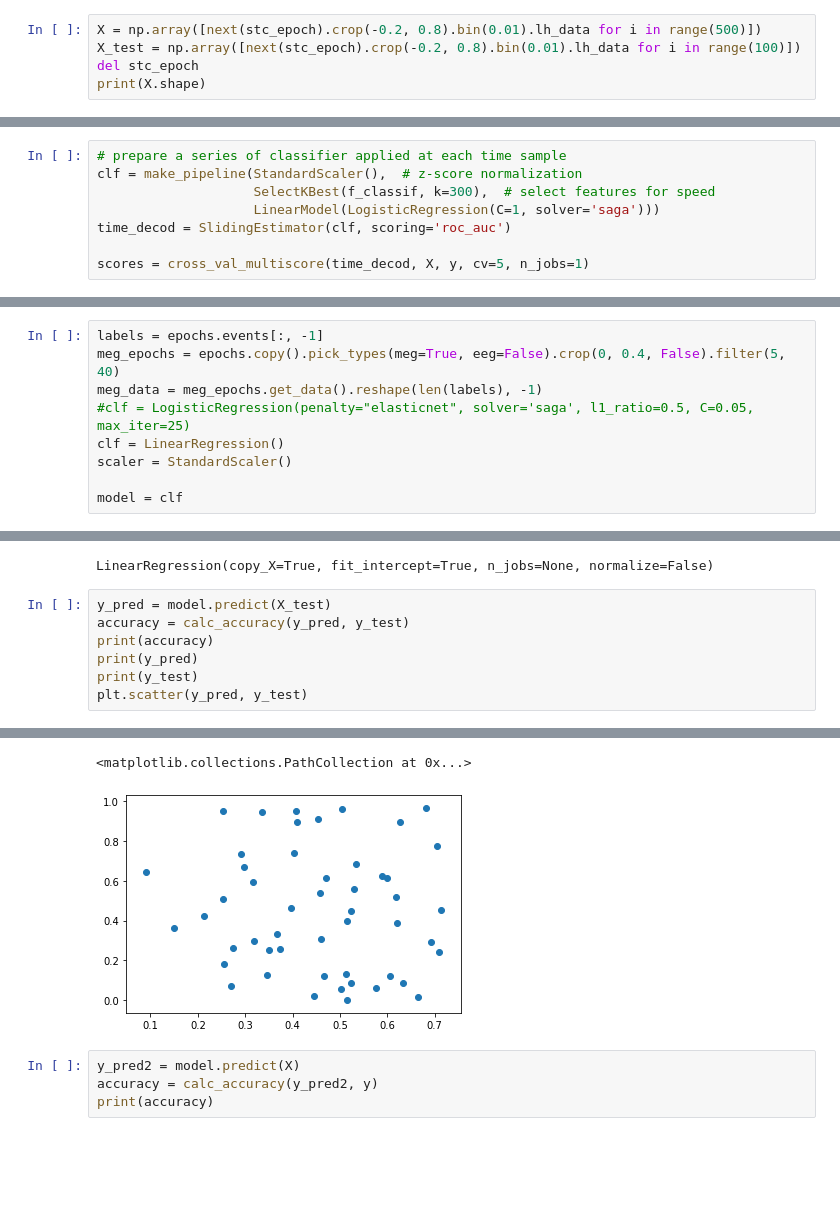
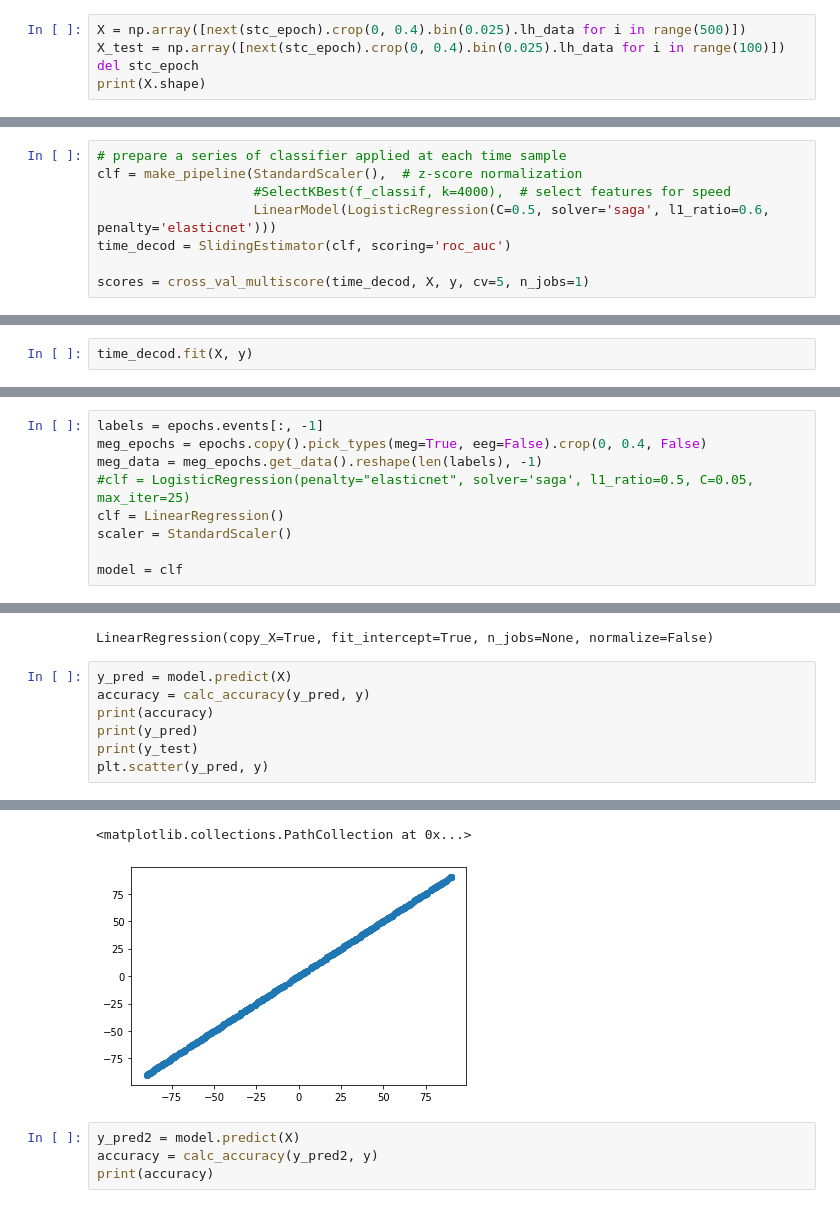
Before and after one commit to hmallen99/honors-thesis, a Jupyter notebook: code/test_ml.ipynb, the cells around one changed output, grey strips where cells are left out. Drawn from its saved outputs; the diff is of its cells as text; blank space fills up the shorter version.

```diff
--- a/code/test_ml.ipynb
+++ b/code/test_ml.ipynb
@@ -201,8 +199,8 @@ Computing SVD of whitened and weighted lead field matrix.
     largest singular value = 13.8236
     scaling factor to adjust the trace = 1.63487e+20
 # %%
-X = np.array([next(stc_epoch).crop(-0.2, 0.8).bin(0.01).lh_data for i in range(500)])
-X_test = np.array([next(stc_epoch).crop(-0.2, 0.8).bin(0.01).lh_data for i in range(100)])
+X = np.array([next(stc_epoch).crop(0, 0.4).bin(0.025).lh_data for i in range(500)])
+X_test = np.array([next(stc_epoch).crop(0, 0.4).bin(0.025).lh_data for i in range(100)])
 del stc_epoch
 print(X.shape)
 # %% [output]
@@ -235,8 +233,8 @@ y_test = np.array(ml.classify_target_gabors(y_test_path))
 # %%
 # prepare a series of classifier applied at each time sample
 clf = make_pipeline(StandardScaler(),  # z-score normalization
-                    SelectKBest(f_classif, k=300),  # select features for speed
-                    LinearModel(LogisticRegression(C=1, solver='saga')))
+                    #SelectKBest(f_classif, k=4000),  # select features for speed
+                    LinearModel(LogisticRegression(C=0.5, solver='saga', l1_ratio=0.6, penalty='elasticnet')))
 time_decod = SlidingEstimator(clf, scoring='roc_auc')
 
 scores = cross_val_multiscore(time_decod, X, y, cv=5, n_jobs=1)
@@ -263,0 +257,2 @@ plt.show()
+# %%
+time_decod.fit(X, y)
@@ -295,6 +318,6 @@ def get_y():
 # %%
 labels = epochs.events[:, -1]
-meg_epochs = epochs.copy().pick_types(meg=True, eeg=False).crop(0, 0.4, False).filter(5, 40)
+meg_epochs = epochs.copy().pick_types(meg=True, eeg=False).crop(0, 0.4, False)
 meg_data = meg_epochs.get_data().reshape(len(labels), -1)
 #clf = LogisticRegression(penalty="elasticnet", solver='saga', l1_ratio=0.5, C=0.05, max_iter=25)
 clf = LinearRegression()
@@ -340,10 +352,10 @@ model.fit(X, y)
 # %% [output]
 LinearRegression(copy_X=True, fit_intercept=True, n_jobs=None, normalize=False)
 # %%
-y_pred = model.predict(X_test)
-accuracy = calc_accuracy(y_pred, y_test)
+y_pred = model.predict(X)
+accuracy = calc_accuracy(y_pred, y)
 print(accuracy)
 print(y_pred)
 print(y_test)
-plt.scatter(y_pred, y_test)
+plt.scatter(y_pred, y)
 # %% [output]
@@ -369,5 +379,5 @@ plt.scatter(y_pred, y_test)
 <matplotlib.collections.PathCollection at 0x...>
-[figure, old version]
+[figure, new version]
 # %%
 y_pred2 = model.predict(X)
 accuracy = calc_accuracy(y_pred2, y)
```
Also changed, not shown: parts of 16 cells of this notebook, 1 other file.
